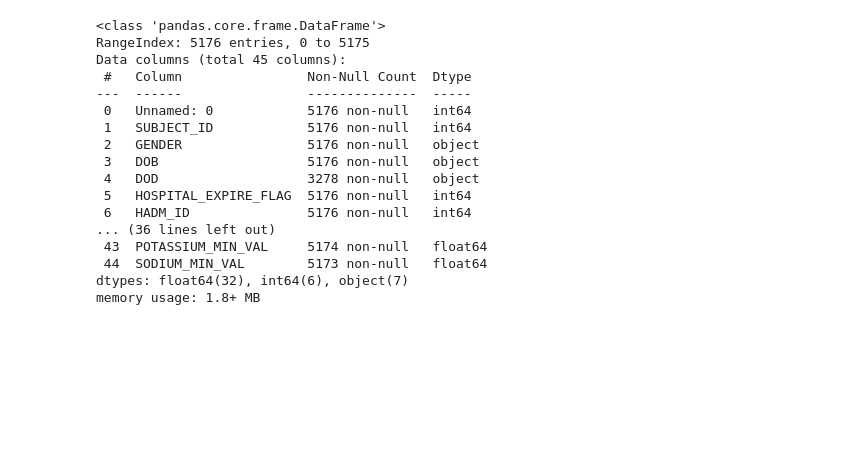
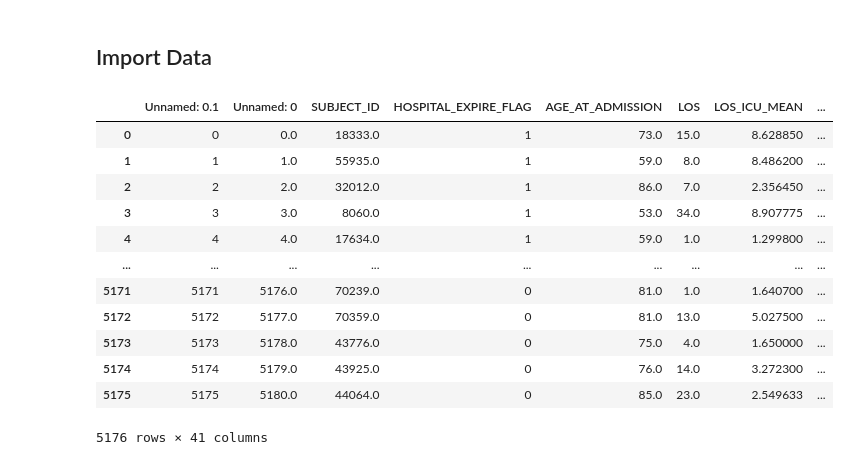
Before and after one commit to Musiik-fn/650-DRAGON-SLAYERS, a Jupyter notebook: FILES/Josh-Dev/650EDA.ipynb, the cells around one changed output. Saved outputs shown, nothing was run; the diff lists cells and outputs as text; code cells hidden in the pictures; blank space fills up the shorter version.

```diff
--- a/FILES/Josh-Dev/650EDA.ipynb
+++ b/FILES/Josh-Dev/650EDA.ipynb
@@ -4,22 +7,20 @@ import seaborn as sns
+# %% [markdown]
+## Import Data
 # %%
-patient_df = pd.read_csv('/Users/josh/Desktop/Macbook Working Files/Git Repos/650-DRAGON-SLAYERS/FILES/Josh-Dev/patient_df.csv')
+patient_df_capped = pd.read_csv('/Users/josh/Desktop/Macbook Working Files/Git Repos/650-DRAGON-SLAYERS/FILES/Josh-Dev/patient_df_capped.csv')
 
-patient_df.info()
+patient_df_capped
 # %% [output]
+|  | Unnamed: 0.1 | Unnamed: 0 | SUBJECT_ID | HOSPITAL_EXPIRE_FLAG | AGE_AT_ADMISSION | LOS | LOS_ICU_MEAN | ... |
+| 0 | 0 | 0.0 | 18333.0 | 1 | 73.0 | 15.0 | 8.628850 | ... |
+| 1 | 1 | 1.0 | 55935.0 | 1 | 59.0 | 8.0 | 8.486200 | ... |
+| 2 | 2 | 2.0 | 32012.0 | 1 | 86.0 | 7.0 | 2.356450 | ... |
+| 3 | 3 | 3.0 | 8060.0 | 1 | 53.0 | 34.0 | 8.907775 | ... |
+| 4 | 4 | 4.0 | 17634.0 | 1 | 59.0 | 1.0 | 1.299800 | ... |
+| ... | ... | ... | ... | ... | ... | ... | ... | ... |
+| 5171 | 5171 | 5176.0 | 70239.0 | 0 | 81.0 | 1.0 | 1.640700 | ... |
+| 5172 | 5172 | 5177.0 | 70359.0 | 0 | 81.0 | 13.0 | 5.027500 | ... |
+| 5173 | 5173 | 5178.0 | 43776.0 | 0 | 75.0 | 4.0 | 1.650000 | ... |
+| 5174 | 5174 | 5179.0 | 43925.0 | 0 | 76.0 | 14.0 | 3.272300 | ... |
+| 5175 | 5175 | 5180.0 | 44064.0 | 0 | 85.0 | 23.0 | 2.549633 | ... |
-<class 'pandas.core.frame.DataFrame'>
-RangeIndex: 5176 entries, 0 to 5175
-Data columns (total 45 columns):
- #   Column                Non-Null Count  Dtype
----  ------                --------------  -----
- 0   Unnamed: 0            5176 non-null   int64
- 1   SUBJECT_ID            5176 non-null   int64
- 2   GENDER                5176 non-null   object
- 3   DOB                   5176 non-null   object
- 4   DOD                   3278 non-null   object
- 5   HOSPITAL_EXPIRE_FLAG  5176 non-null   int64
- 6   HADM_ID               5176 non-null   int64
-... (36 lines left out)
- 43  POTASSIUM_MIN_VAL     5174 non-null   float64
- 44  SODIUM_MIN_VAL        5173 non-null   float64
-dtypes: float64(32), int64(6), object(7)
-memory usage: 1.8+ MB
+5176 rows × 41 columns
```
Also changed, not shown: parts of 4 cells of this notebook, 1 other file.
